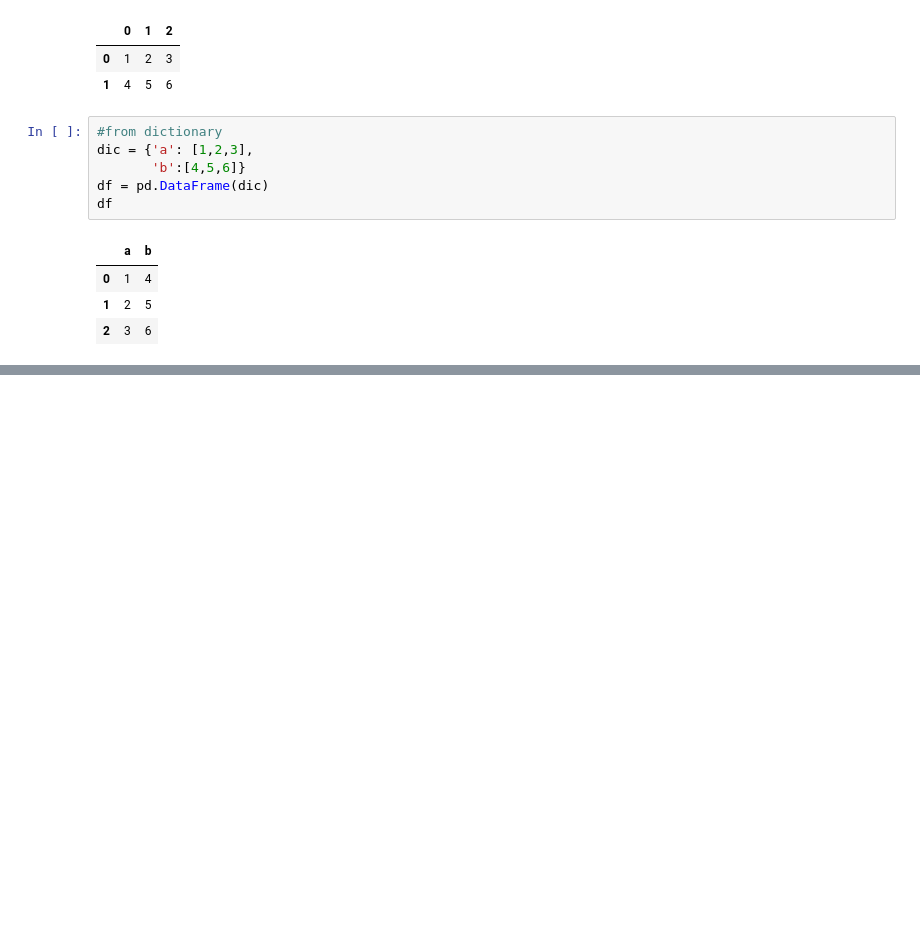
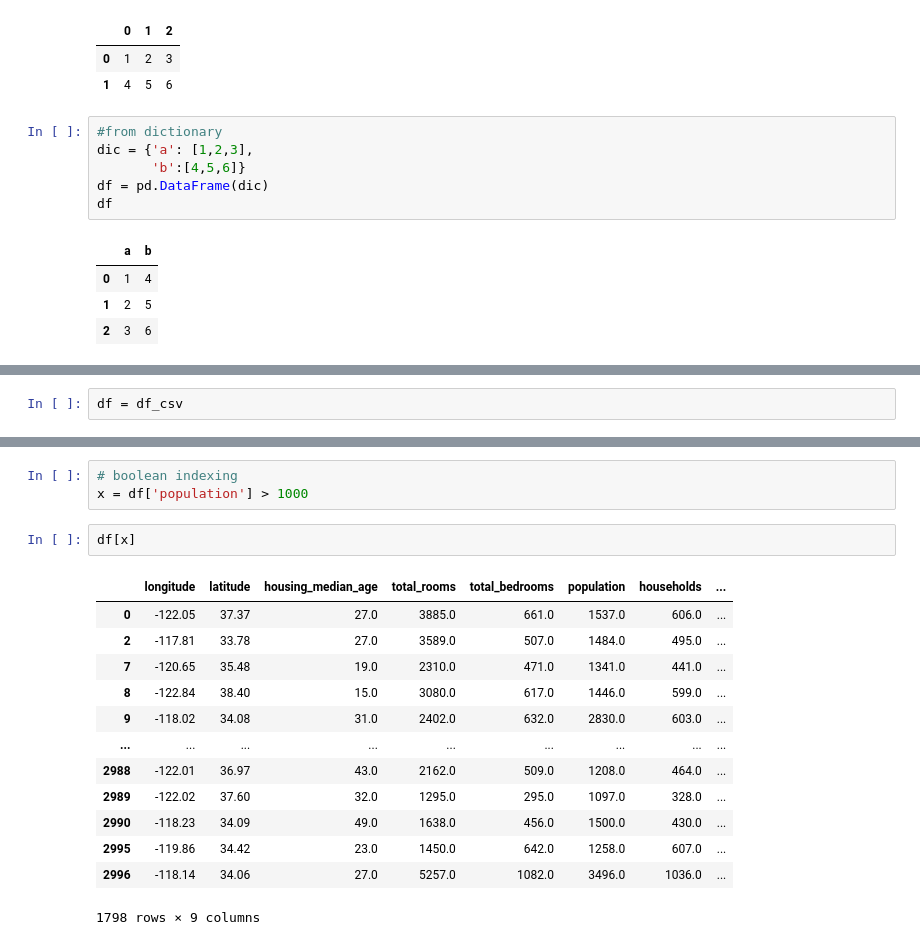
Before and after one commit to siddhartha12/IITM_DL_GenAI_Notes, a Jupyter notebook: Week 0 - NumPy, MatlPlotLib and Pandas.ipynb, the cells around one changed output, grey strips where cells are left out. Saved outputs shown, nothing was run; the diff lists cells and outputs as text; blank space fills up the shorter version.

```diff
--- a/Week 0 - NumPy, MatlPlotLib and Pandas.ipynb
+++ b/Week 0 - NumPy, MatlPlotLib and Pandas.ipynb
@@ -1180,0 +1242,2 @@ df
+# %%
+df = df_csv
@@ -1180,0 +1286,19 @@ df
+# %%
+# boolean indexing
+x = df['population'] > 1000
+# %%
+df[x]
+# %% [output]
+|  | longitude | latitude | housing_median_age | total_rooms | total_bedrooms | population | households | ... |
+| 0 | -122.05 | 37.37 | 27.0 | 3885.0 | 661.0 | 1537.0 | 606.0 | ... |
+| 2 | -117.81 | 33.78 | 27.0 | 3589.0 | 507.0 | 1484.0 | 495.0 | ... |
+| 7 | -120.65 | 35.48 | 19.0 | 2310.0 | 471.0 | 1341.0 | 441.0 | ... |
+| 8 | -122.84 | 38.40 | 15.0 | 3080.0 | 617.0 | 1446.0 | 599.0 | ... |
+| 9 | -118.02 | 34.08 | 31.0 | 2402.0 | 632.0 | 2830.0 | 603.0 | ... |
+| ... | ... | ... | ... | ... | ... | ... | ... | ... |
+| 2988 | -122.01 | 36.97 | 43.0 | 2162.0 | 509.0 | 1208.0 | 464.0 | ... |
+| 2989 | -122.02 | 37.60 | 32.0 | 1295.0 | 295.0 | 1097.0 | 328.0 | ... |
+| 2990 | -118.23 | 34.09 | 49.0 | 1638.0 | 456.0 | 1500.0 | 430.0 | ... |
+| 2995 | -119.86 | 34.42 | 23.0 | 1450.0 | 642.0 | 1258.0 | 607.0 | ... |
+| 2996 | -118.14 | 34.06 | 27.0 | 5257.0 | 1082.0 | 3496.0 | 1036.0 | ... |
+1798 rows × 9 columns
```
Also changed, not shown: parts of 19 cells of this notebook.
